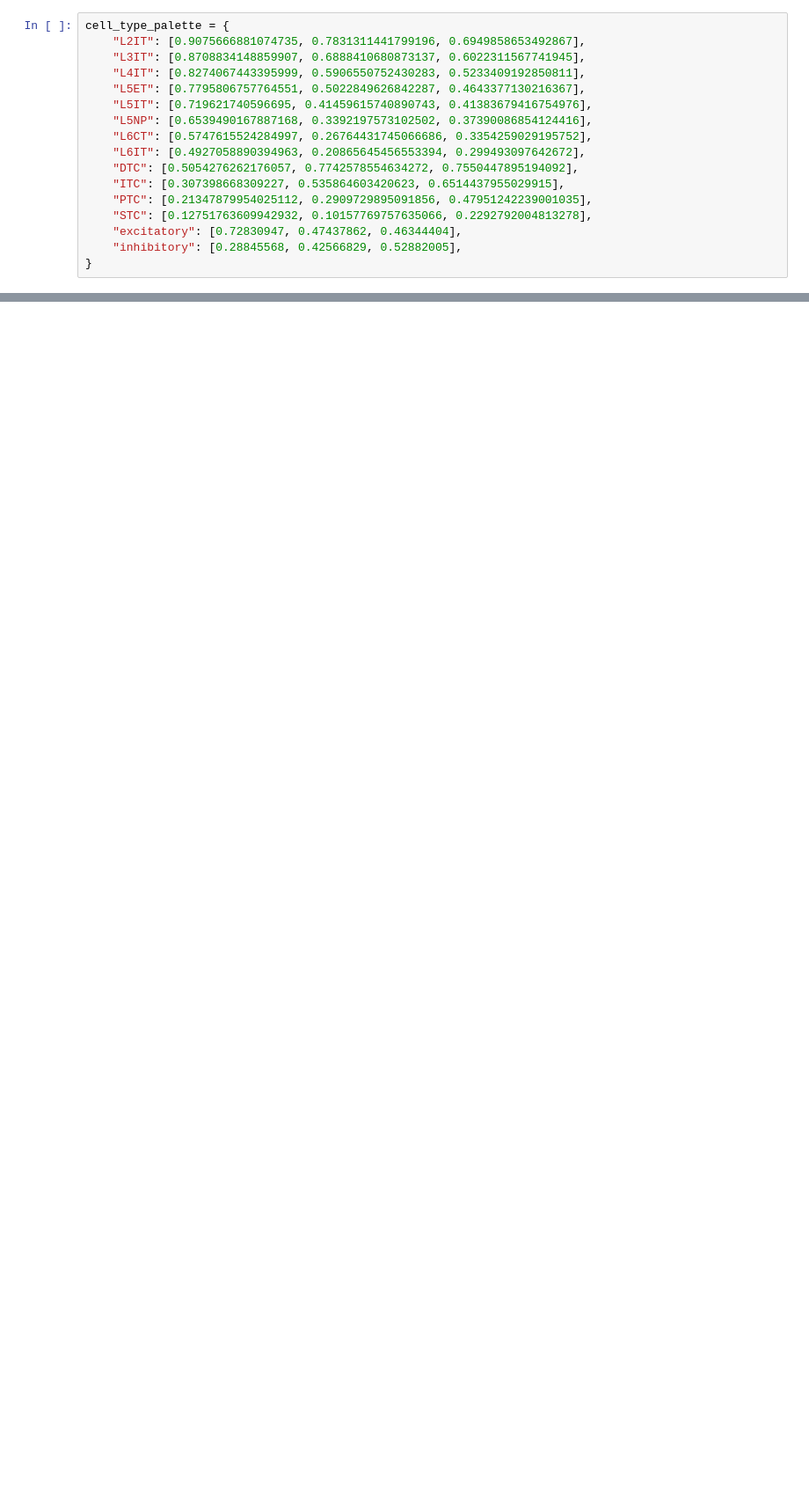
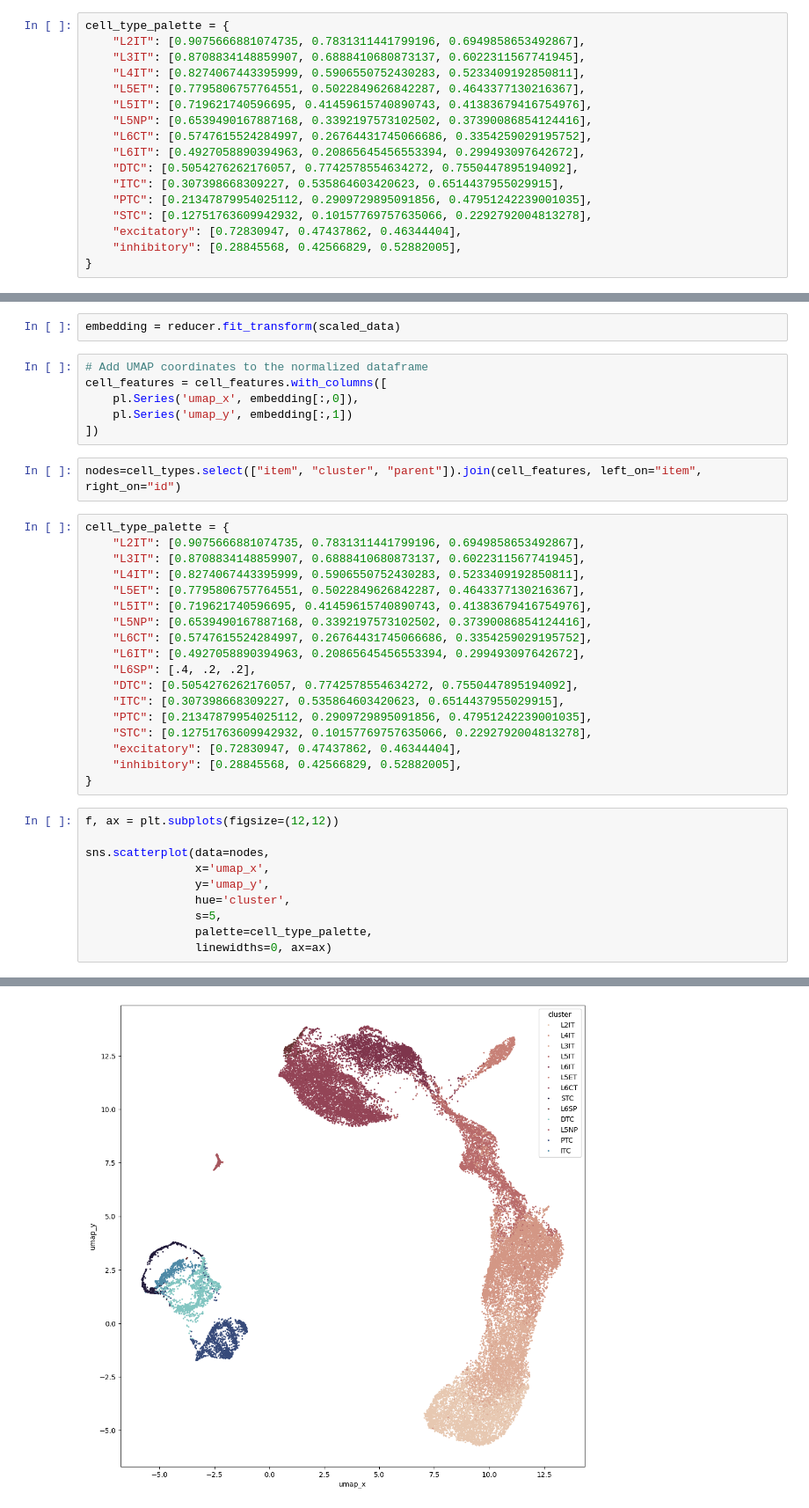
Before and after one commit to AllenInstitute/ConnectsCommonConnectivity, a Jupyter notebook: code/example_microns_query.ipynb, the cells around one changed output, grey strips where cells are left out. Shown at 88% size. Saved outputs shown, nothing was run; the diff lists cells and outputs as text; blank space fills up the shorter version.

Commit message:
adding umap and anatomical features, moved ffeatures around

```diff
--- a/code/example_microns_query.ipynb
+++ b/code/example_microns_query.ipynb
@@ -132,0 +160,39 @@ f.savefig("../figures/celltype_connectivity_adjacency_plot.png")
+# %%
+embedding = reducer.fit_transform(scaled_data)
+# %%
+# Add UMAP coordinates to the normalized dataframe
+cell_features = cell_features.with_columns([
+    pl.Series('umap_x', embedding[:,0]),
+    pl.Series('umap_y', embedding[:,1])
+])
+# %%
+nodes=cell_types.select(["item", "cluster", "parent"]).join(cell_features, left_on="item", right_on="id")
+# %%
+cell_type_palette = {
+    "L2IT": [0.9075666881074735, 0.7831311441799196, 0.6949858653492867],
+    "L3IT": [0.8708834148859907, 0.6888410680873137, 0.6022311567741945],
+    "L4IT": [0.8274067443395999, 0.5906550752430283, 0.5233409192850811],
+    "L5ET": [0.7795806757764551, 0.5022849626842287, 0.4643377130216367],
+    "L5IT": [0.719621740596695, 0.41459615740890743, 0.41383679416754976],
+    "L5NP": [0.6539490167887168, 0.3392197573102502, 0.37390086854124416],
+    "L6CT": [0.5747615524284997, 0.26764431745066686, 0.3354259029195752],
+    "L6IT": [0.4927058890394963, 0.20865645456553394, 0.299493097642672],
+    "L6SP": [.4, .2, .2],
+    "DTC": [0.5054276262176057, 0.7742578554634272, 0.7550447895194092],
+    "ITC": [0.307398668309227, 0.535864603420623, 0.6514437955029915],
+    "PTC": [0.21347879954025112, 0.2909729895091856, 0.47951242239001035],
+    "STC": [0.12751763609942932, 0.10157769757635066, 0.2292792004813278],
+    "excitatory": [0.72830947, 0.47437862, 0.46344404],
+    "inhibitory": [0.28845568, 0.42566829, 0.52882005],
+}
+# %%
+f, ax = plt.subplots(figsize=(12,12))
+
+sns.scatterplot(data=nodes,
+                x='umap_x',
+                y='umap_y',
+                hue='cluster',
+                s=5,
+                palette=cell_type_palette,
+                linewidths=0, ax=ax)
+# %% [output]
@@ -132,0 +200 @@ f.savefig("../figures/celltype_connectivity_adjacency_plot.png")
+[figure, added]
```
Also changed, not shown: parts of 23 cells of this notebook, 3 other files.
